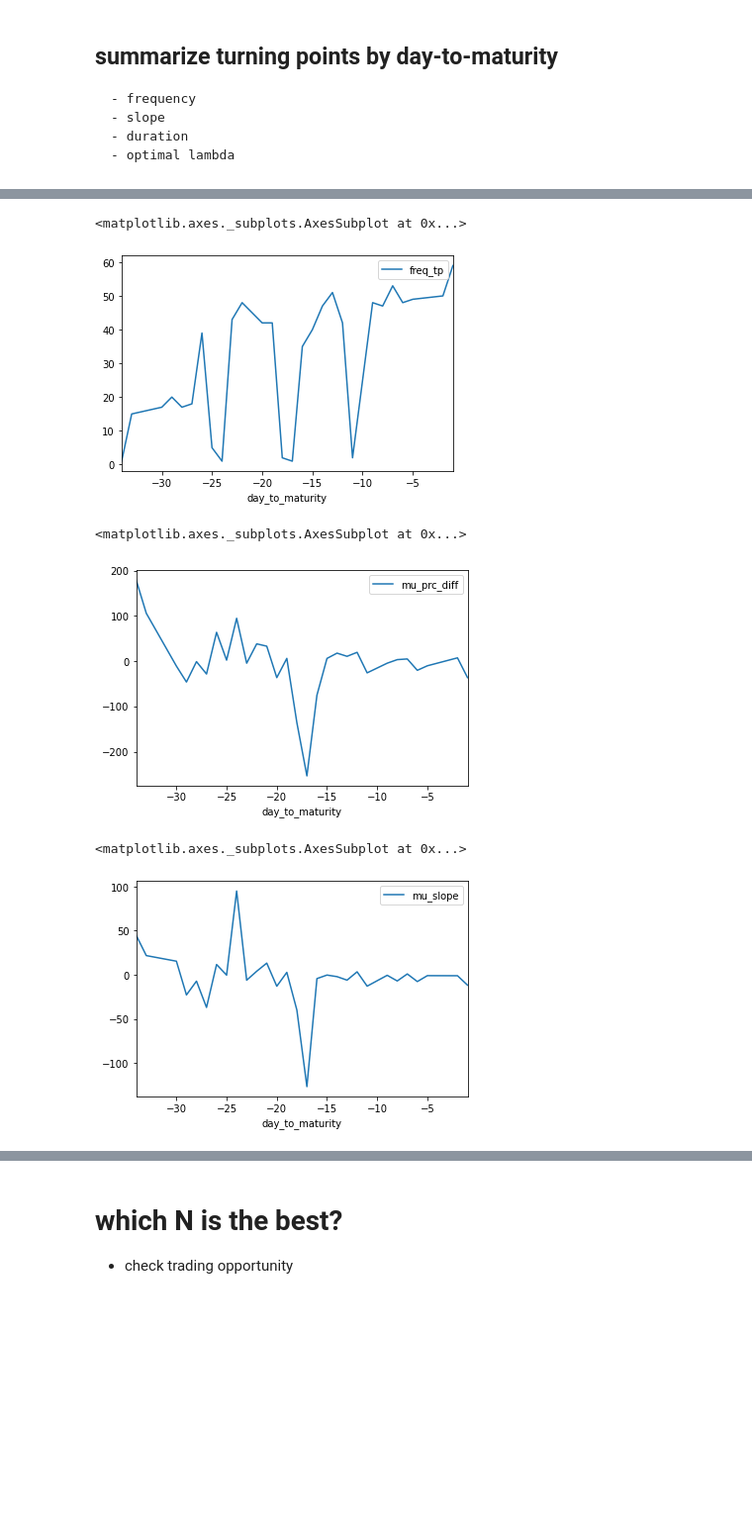
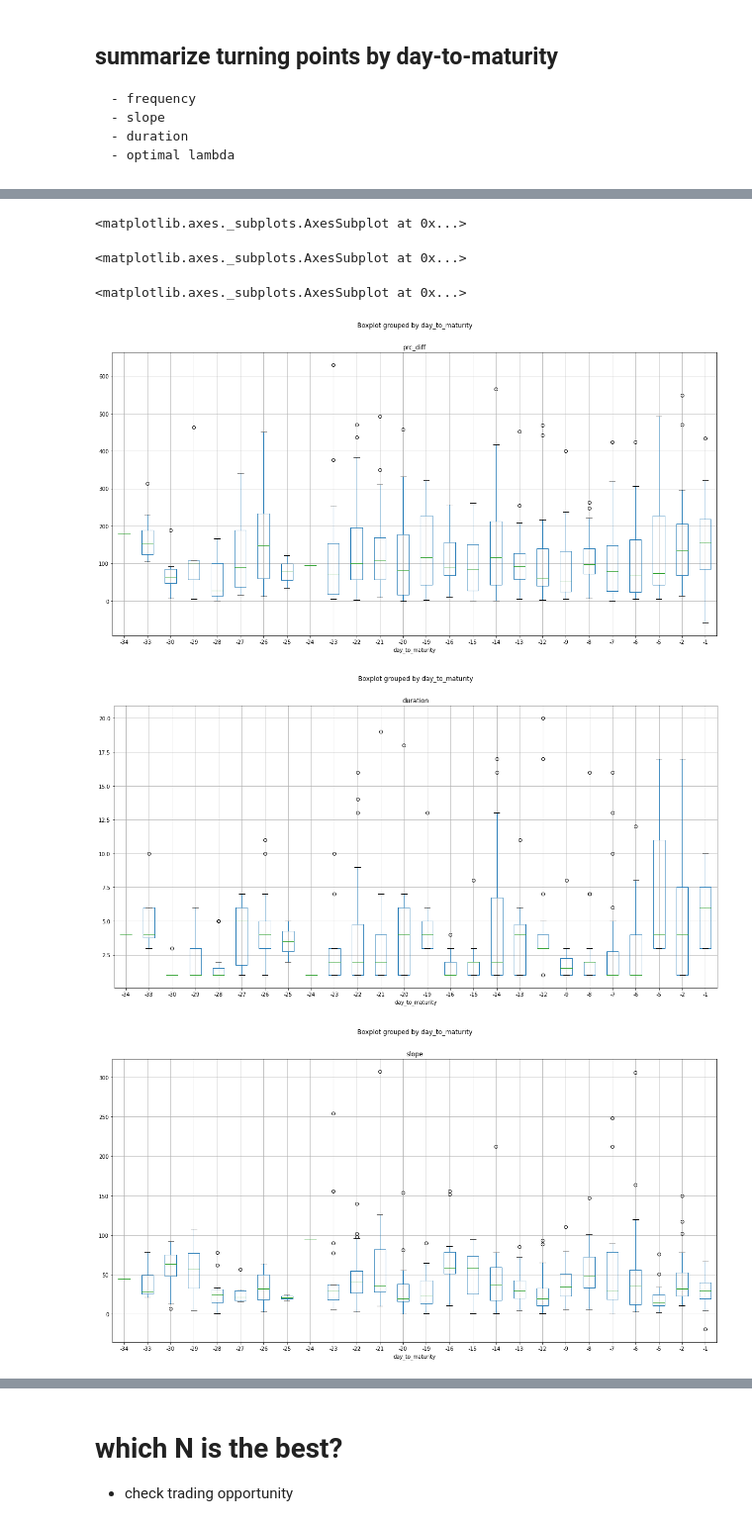
Before and after one commit to datasci-info/stock_path_tracker, a Jupyter notebook: turnpt_analysis.ipynb, the cells around one changed output, grey strips where cells are left out. Shown: that part at 99% size. Drawn from its saved outputs; the diff is of its cells as text; code cells hidden in the pictures; blank space fills up the shorter version.

```diff
--- a/turnpt_analysis.ipynb
+++ b/turnpt_analysis.ipynb
@@ -254,15 +235,12 @@ df_analysis
-# %%
-df_analysis.plot(x='day_to_maturity', y='freq_tp', kind='line')
-# %% [output]
-<matplotlib.axes._subplots.AxesSubplot at 0x...>
-[figure, removed]
-# %%
-df_analysis.plot(x='day_to_maturity', y='mu_prc_diff', kind='line')
-# %% [output]
-<matplotlib.axes._subplots.AxesSubplot at 0x...>
-[figure, removed]
-# %%
-df_analysis.plot(x='day_to_maturity', y='mu_slope', kind='line')
-# %% [output]
-<matplotlib.axes._subplots.AxesSubplot at 0x...>
-[figure, removed]
+# %%
+df_plot_turn_upward = df_turnpt_measures.query('is_turnpt_upward == 1')
+df_plot_turn_upward.boxplot('prc_diff', by = 'day_to_maturity', figsize = (20, 10))
+df_plot_turn_upward.boxplot('duration', by = 'day_to_maturity', figsize = (20, 10))
+df_plot_turn_upward.boxplot('slope', by = 'day_to_maturity', figsize = (20, 10))
+# %% [output]
+<matplotlib.axes._subplots.AxesSubplot at 0x...>
+<matplotlib.axes._subplots.AxesSubplot at 0x...>
+<matplotlib.axes._subplots.AxesSubplot at 0x...>
+[figure, added]
+[figure, added]
+[figure, added]
```
Also changed, not shown: parts of 7 cells of this notebook.
